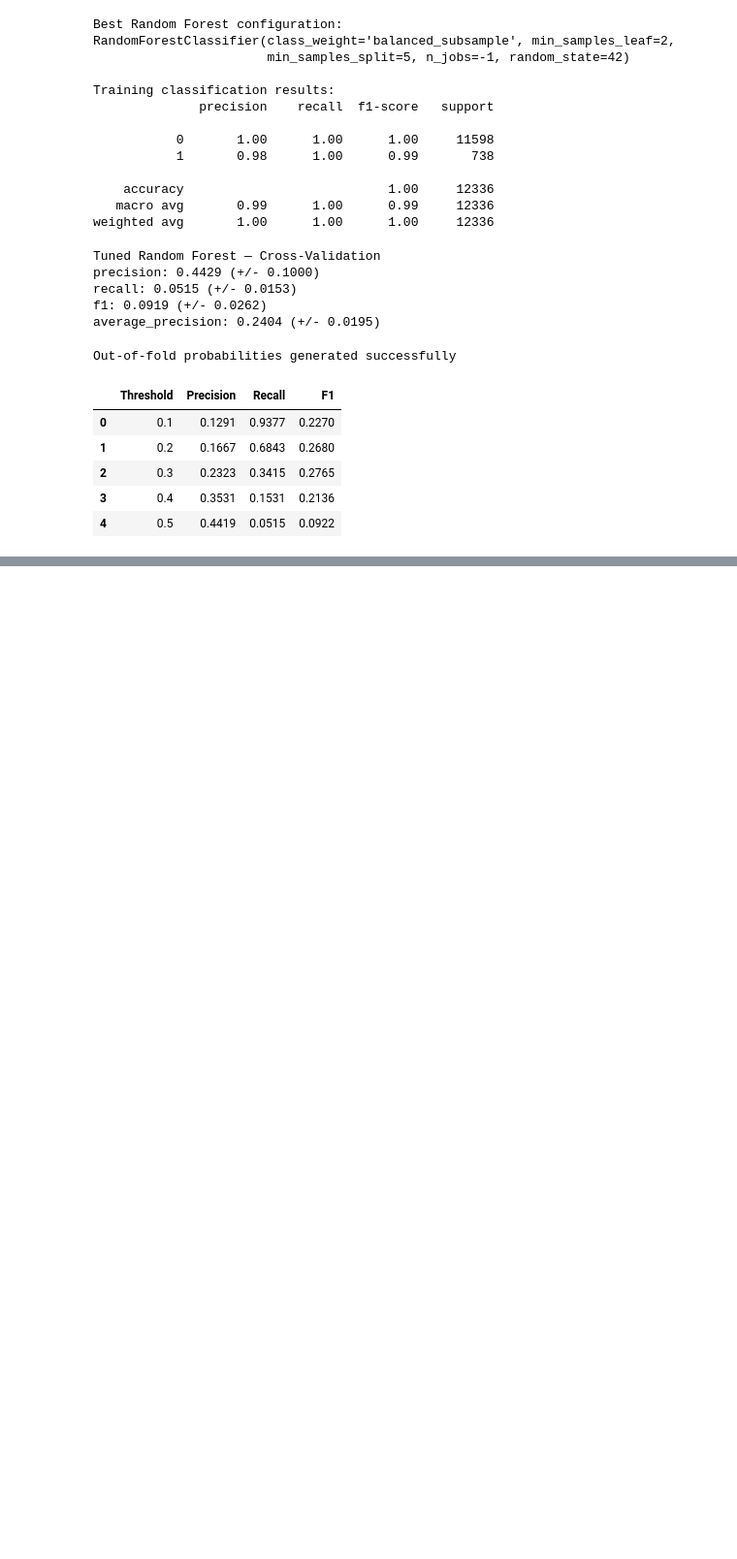
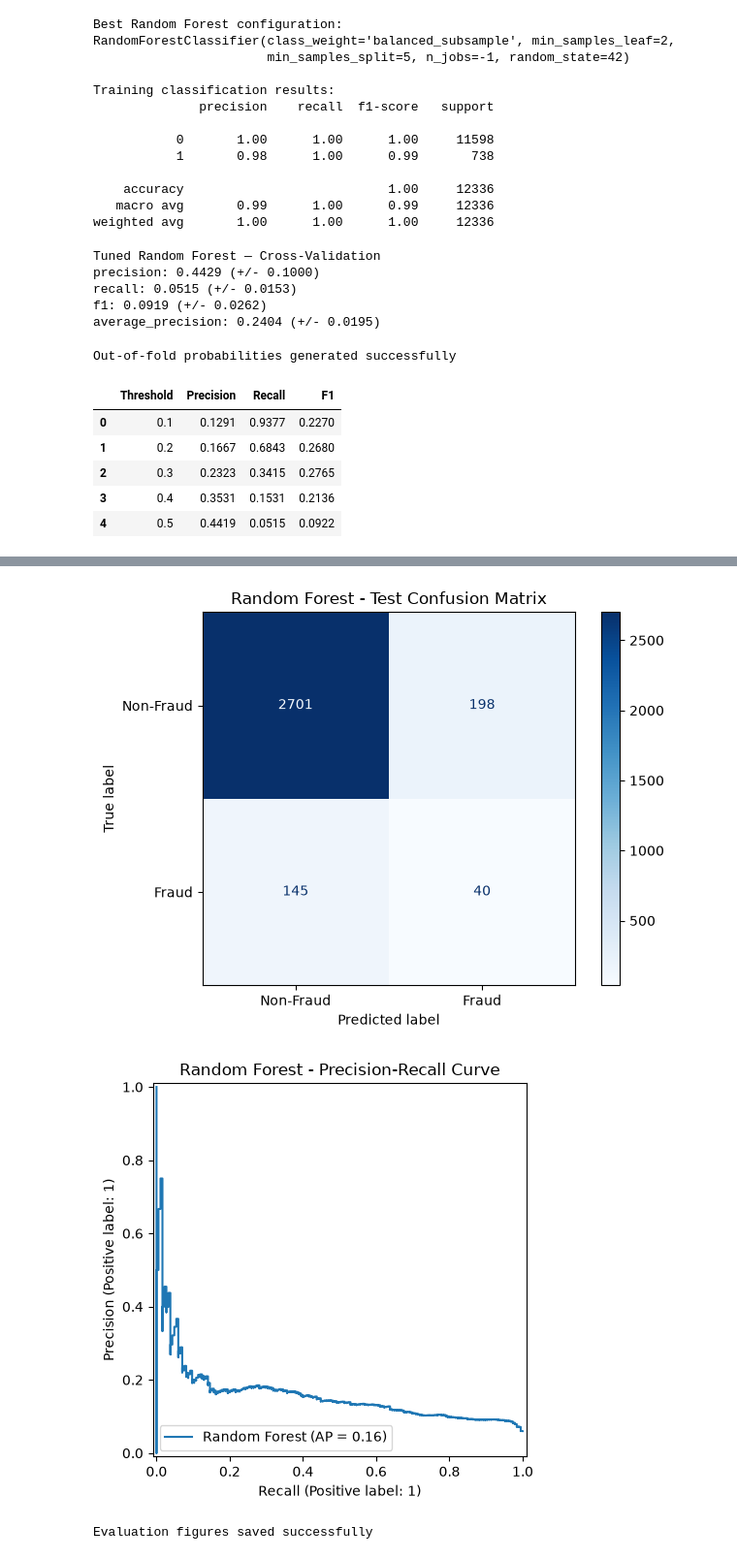
Before and after one commit to m-arij/f20dl-vehicle-fraud-ug-group9, a Jupyter notebook: notebooks/tabular_models.ipynb, the cells around one changed output, grey strips where cells are left out. Shown at 97% size. Drawn from its saved outputs; the diff is of its cells as text; code cells hidden in the pictures; blank space fills up the shorter version.

```diff
--- a/notebooks/tabular_models.ipynb
+++ b/notebooks/tabular_models.ipynb
@@ -574,0 +891,45 @@ display(threshold_df.round(4))
+# %%
+
+from pathlib import Path
+from sklearn.metrics import ConfusionMatrixDisplay
+
+results_dir = Path("../results/tabular")
+results_dir.mkdir(parents=True, exist_ok=True)
+
+ConfusionMatrixDisplay.from_predictions(
+    y_test,
+    test_predictions,
+    display_labels=["Non-Fraud", "Fraud"],
+    cmap="Blues",
+    values_format="d"
+)
+
+plt.title("Random Forest - Test Confusion Matrix")
+plt.tight_layout()
+plt.savefig(
+    results_dir / "rf_confusion_matrix.png",
+    dpi=200,
+    bbox_inches="tight"
+)
+plt.show()
+
+PrecisionRecallDisplay.from_predictions(
+    y_test,
+    test_probabilities,
+    name="Random Forest"
+)
+
+plt.title("Random Forest - Precision-Recall Curve")
+plt.tight_layout()
+plt.savefig(
+    results_dir / "rf_precision_recall.png",
+    dpi=200,
+    bbox_inches="tight"
+)
+plt.show()
+
+print("Evaluation figures saved successfully")
+# %% [output]
+[figure, added]
+[figure, added]
+Evaluation figures saved successfully
```
Also changed, not shown: parts of 9 cells of this notebook, 2 other files.
